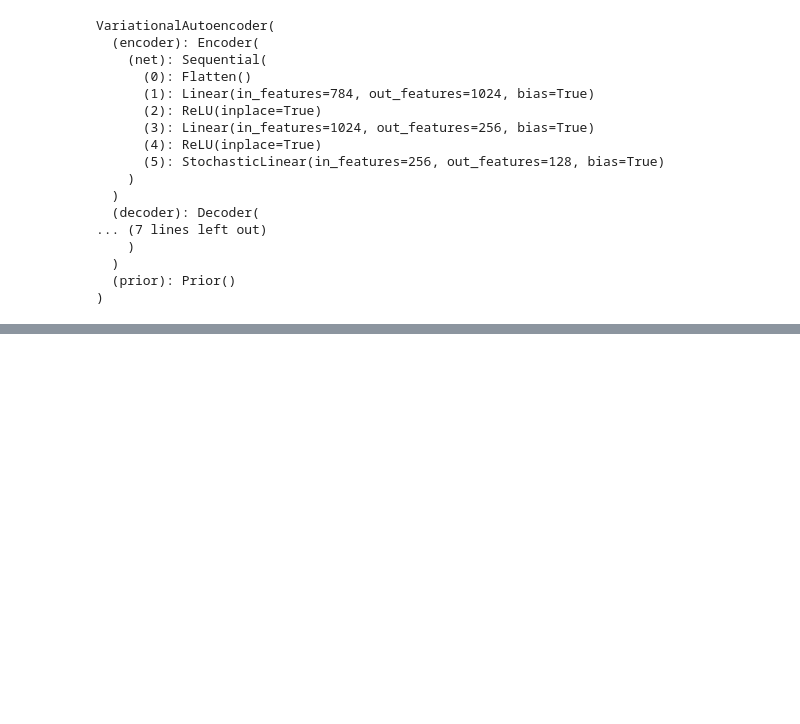
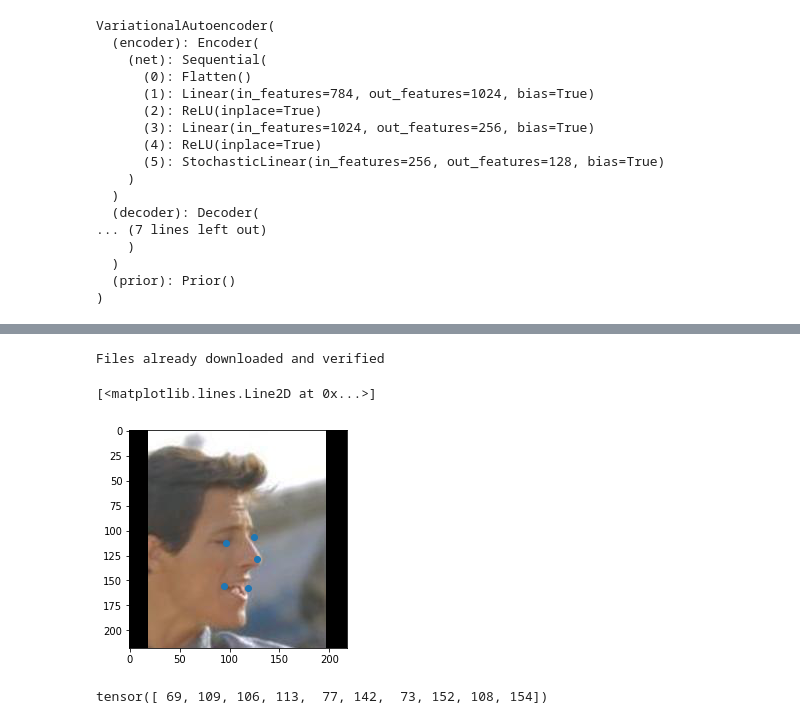
Before and after one commit to mfederici/JADE, a Jupyter notebook: load_VIB.ipynb, the cells around one changed output, grey strips where cells are left out. Saved outputs shown, nothing was run; the diff lists cells and outputs as text; code cells hidden in the pictures; blank space fills up the shorter version.

```diff
--- a/load_VIB.ipynb
+++ b/load_VIB.ipynb
@@ -107,0 +110,23 @@ print(attributes_to_store)
+# %%
+from torchvision.transforms import ToTensor, Compose, CenterCrop
+from torchvision.datasets import CelebA
+
+dataset = CelebA(root='/data', download=True, transform=Compose([CenterCrop(218),ToTensor()]), target_type='landmarks')
+# %% [output]
+Files already downloaded and verified
+# %%
+idx = 2
+
+x, y = dataset[idx]
+
+plt.imshow(x.permute(1,2,0))
+x.shape
+
+plt.plot(y.reshape(-1,2)[:,0]+(218-178)/2, y.reshape(-1,2)[:,1], 'o')
+# %% [output]
+[<matplotlib.lines.Line2D at 0x...>]
+[figure, added]
+# %%
+dataset[0][1]
+# %% [output]
+tensor([ 69, 109, 106, 113,  77, 142,  73, 152, 108, 154])
```
Also changed, not shown: parts of 6 cells of this notebook, 29 other files.
